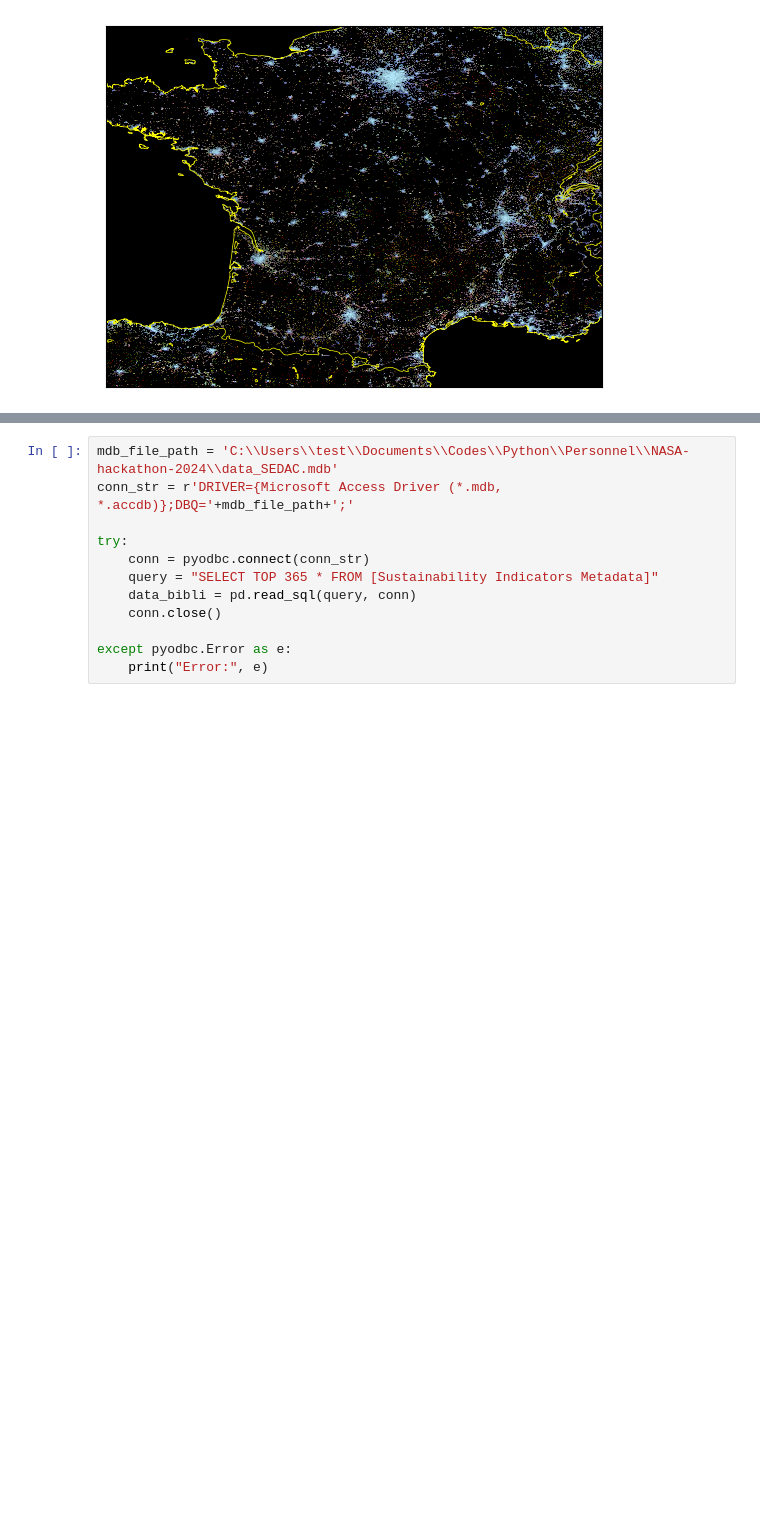
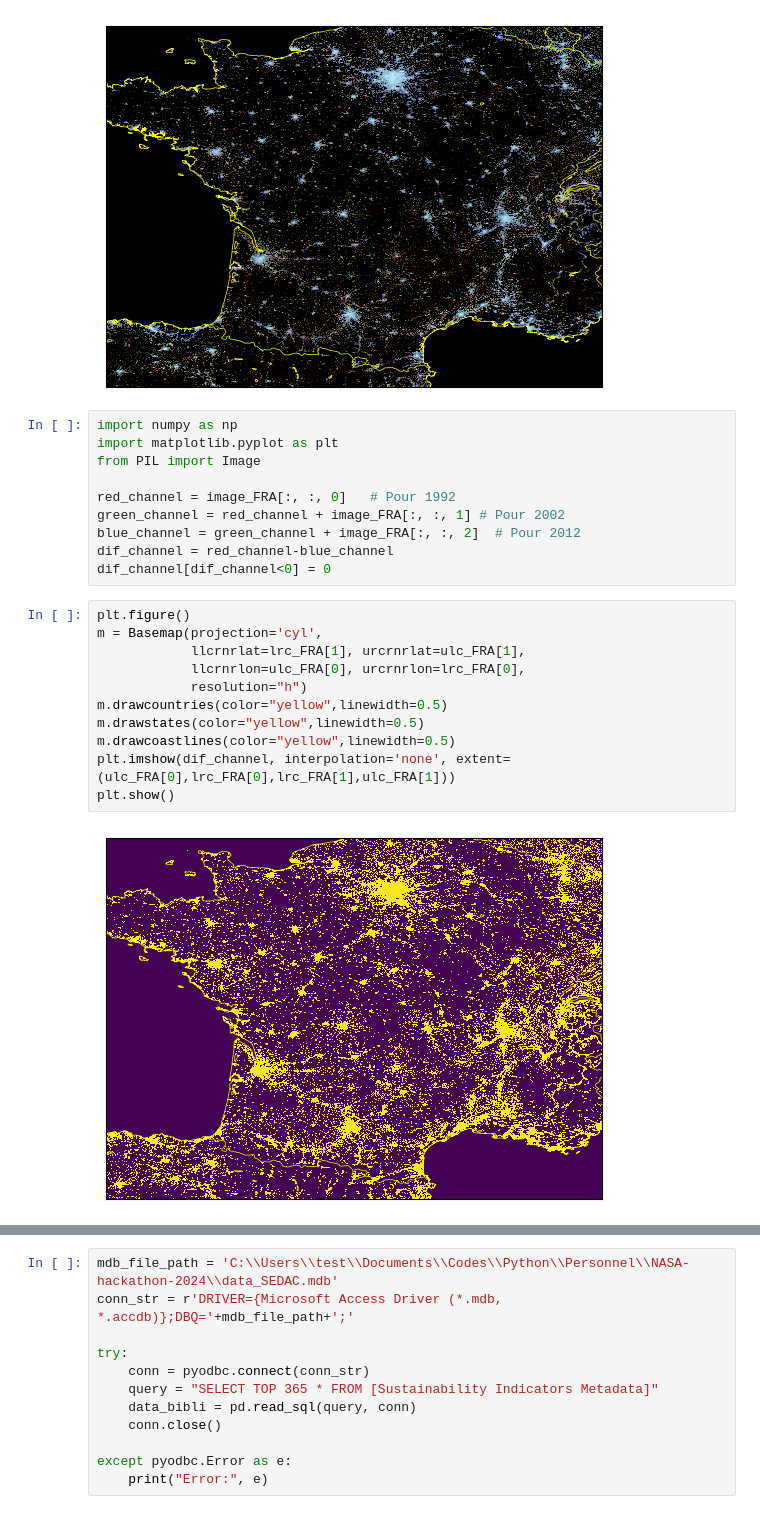
Before and after one commit to LanceryH/NASA-hackathon-2024, a Jupyter notebook: main.ipynb, the cells around one changed output, grey strips where cells are left out. Drawn from its saved outputs; the diff is of its cells as text; blank space fills up the shorter version.

```diff
--- a/main.ipynb
+++ b/main.ipynb
@@ -89,6 +83,29 @@ plt.show()
 # %% [output]
 [figure]
 [figure]
+# %%
+import numpy as np
+import matplotlib.pyplot as plt
+from PIL import Image
+
+red_channel = image_FRA[:, :, 0]   # Pour 1992
+green_channel = red_channel + image_FRA[:, :, 1] # Pour 2002
+blue_channel = green_channel + image_FRA[:, :, 2]  # Pour 2012
+dif_channel = red_channel-blue_channel
+dif_channel[dif_channel<0] = 0
+# %%
+plt.figure()
+m = Basemap(projection='cyl',
+            llcrnrlat=lrc_FRA[1], urcrnrlat=ulc_FRA[1],
+            llcrnrlon=ulc_FRA[0], urcrnrlon=lrc_FRA[0],
+            resolution="h")
+m.drawcountries(color="yellow",linewidth=0.5)
+m.drawstates(color="yellow",linewidth=0.5)
+m.drawcoastlines(color="yellow",linewidth=0.5)
+plt.imshow(dif_channel, interpolation='none', extent=(ulc_FRA[0],lrc_FRA[0],lrc_FRA[1],ulc_FRA[1]))
+plt.show()
+# %% [output]
+[figure, added]
 # %%
 from scipy.optimize import curve_fit
 
```
Also changed, not shown: parts of 2 cells of this notebook.
